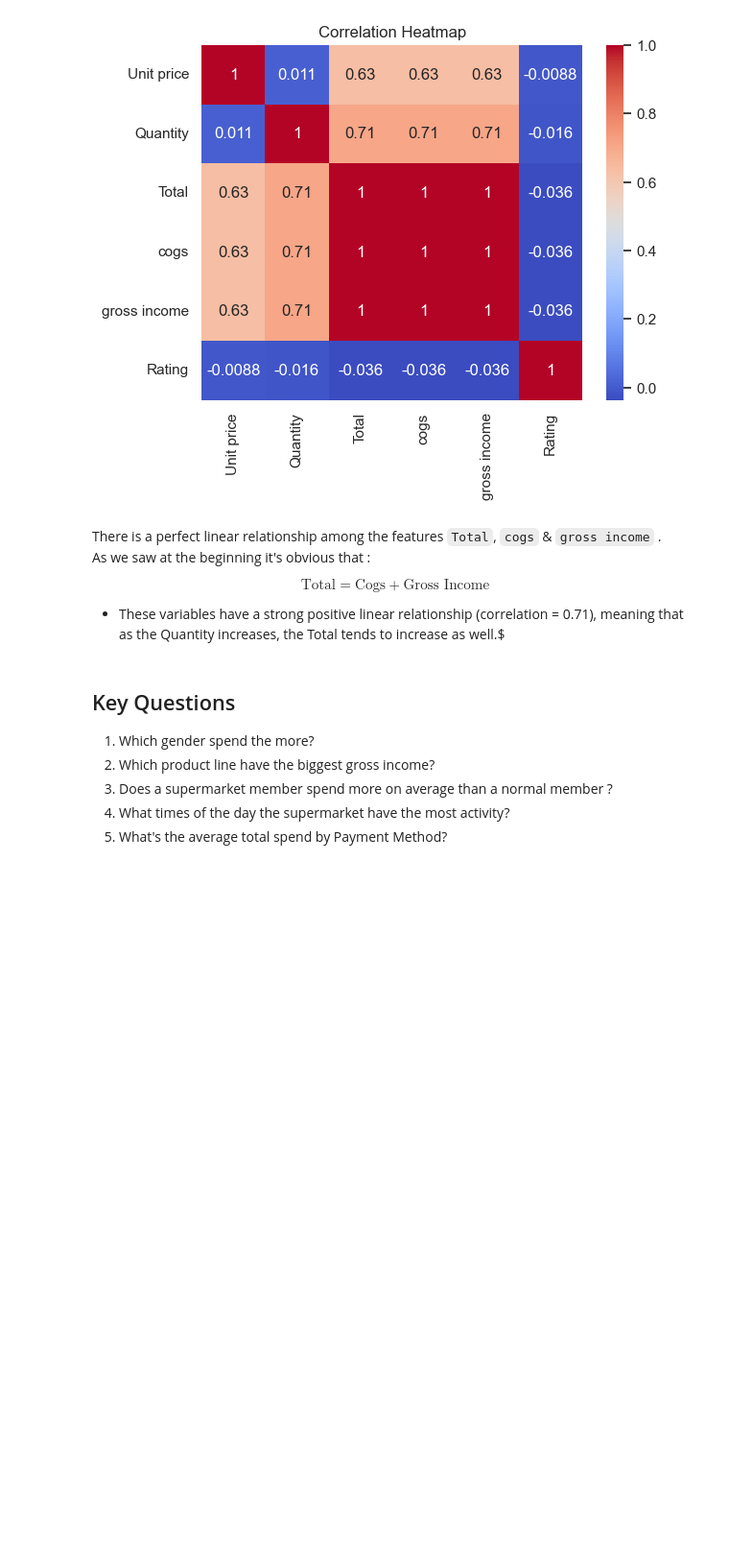
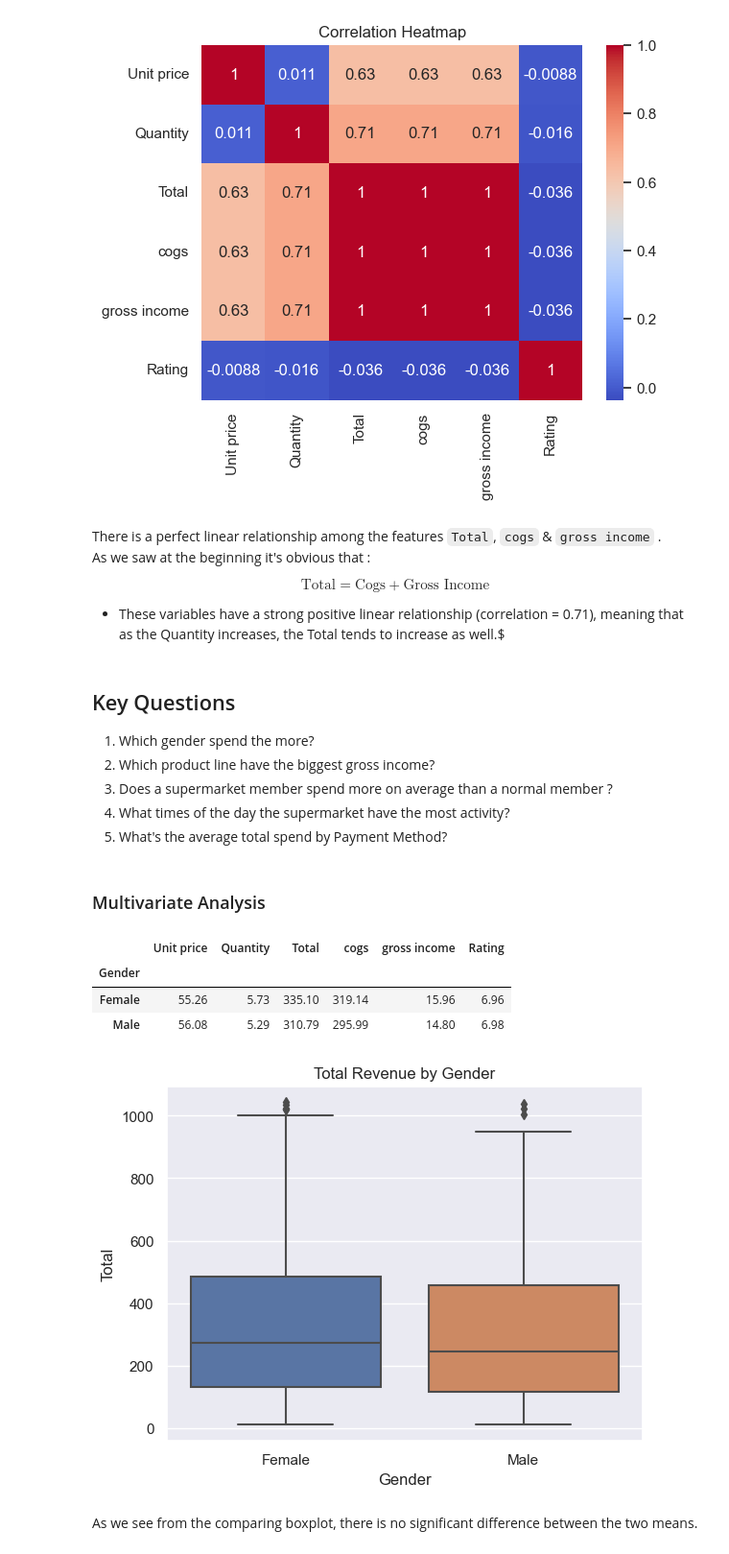
Before and after one commit to leonemma/Consumer-Behavior-and-Sales-Trends-in-Supermarkets, a Jupyter notebook: supermarkets_sales.ipynb, the cells around one changed output. Shown at 96% size. Saved outputs shown, nothing was run; the diff lists cells and outputs as text; code cells hidden in the pictures; blank space fills up the shorter version.

Commit message:
Multivariate Analysis

```diff
--- a/supermarkets_sales.ipynb
+++ b/supermarkets_sales.ipynb
@@ -438,3 +421,22 @@ $$
 3.  Does a supermarket member spend more on average than a normal member ?
 4.  What times of the day the supermarket have the most activity?
 5.  What's the average total spend by Payment Method?
+# %% [markdown]
+### Multivariate Analysis
+# %%
+## Total by Gender
+by_gender = df.groupby('Gender')
+by_gender.mean().round(2)
+# %% [output]
+|  | Unit price | Quantity | Total | cogs | gross income | Rating |
+| Gender |  |  |  |  |  |  |
+| Female | 55.26 | 5.73 | 335.10 | 319.14 | 15.96 | 6.96 |
+| Male | 56.08 | 5.29 | 310.79 | 295.99 | 14.80 | 6.98 |
+# %%
+sns.boxplot(x=df['Gender'], y=df['Total'])
+plt.title('Total Revenue by Gender')
+plt.show()
+# %% [output]
+[figure, added]
+# %% [markdown]
+As we see from the comparing boxplot, there is no significant difference between the two means.
```
Also changed, not shown: parts of 13 cells of this notebook.
